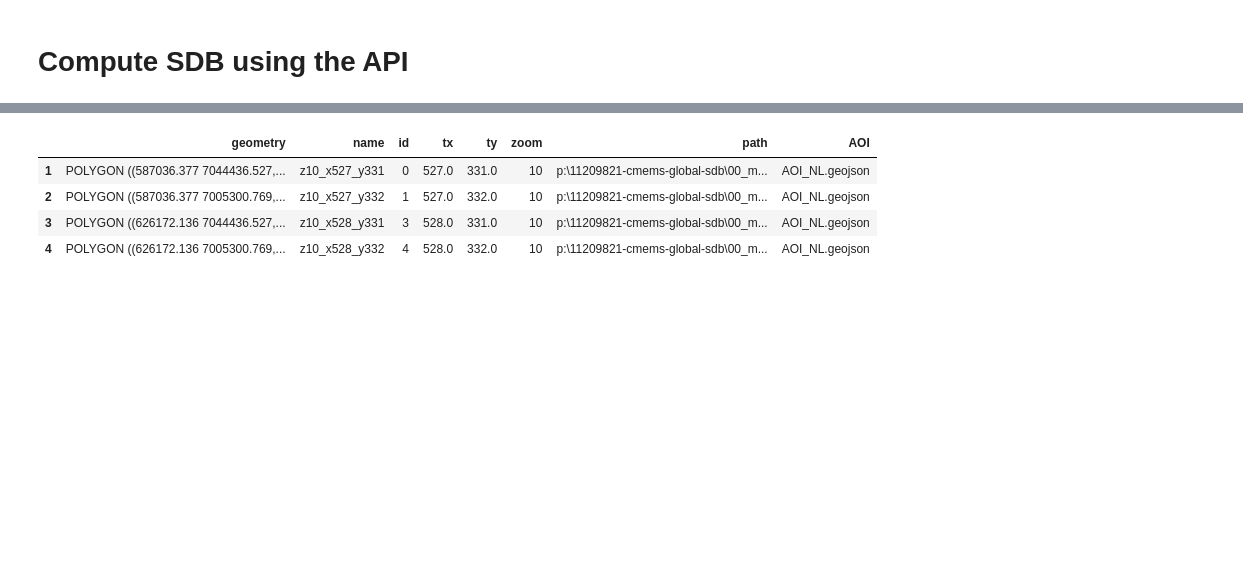
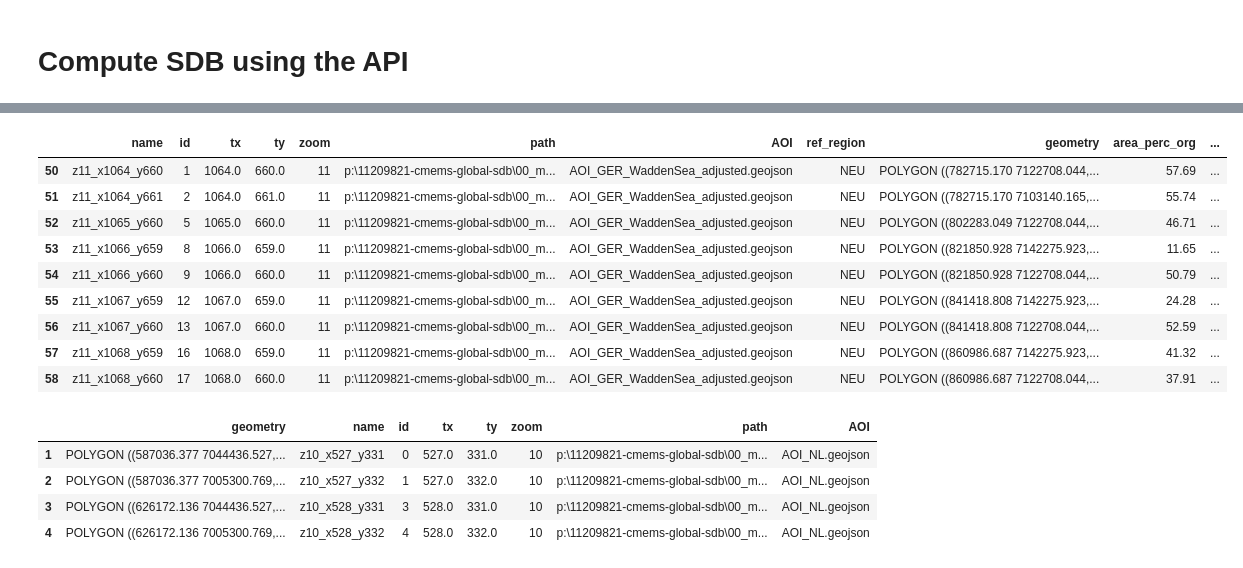
Before and after one commit to openearth/eo-bathymetry, a Jupyter notebook: notebooks/cmems-bathymetry/download_proxies_new.ipynb, the cells around one changed output, grey strips where cells are left out. Cells and saved outputs as stored; diff of their text form; code cells hidden in the pictures; blank space fills up the shorter version.

```diff
--- a/notebooks/cmems-bathymetry/download_proxies_new.ipynb
+++ b/notebooks/cmems-bathymetry/download_proxies_new.ipynb
@@ -1023,3 +1059,16 @@ else: # no csv, run over tiles by means of looping over names
+# %%
+df_boxrun
+# %% [output]
+|  | name | id | tx | ty | zoom | path | AOI | ref_region | geometry | area_perc_org | ... |
+| 50 | z11_x1064_y660 | 1 | 1064.0 | 660.0 | 11 | p:\11209821-cmems-global-sdb\00_m... | AOI_GER_WaddenSea_adjusted.geojson | NEU | POLYGON ((782715.170 7122708.044,... | 57.69 | ... |
+| 51 | z11_x1064_y661 | 2 | 1064.0 | 661.0 | 11 | p:\11209821-cmems-global-sdb\00_m... | AOI_GER_WaddenSea_adjusted.geojson | NEU | POLYGON ((782715.170 7103140.165,... | 55.74 | ... |
+| 52 | z11_x1065_y660 | 5 | 1065.0 | 660.0 | 11 | p:\11209821-cmems-global-sdb\00_m... | AOI_GER_WaddenSea_adjusted.geojson | NEU | POLYGON ((802283.049 7122708.044,... | 46.71 | ... |
+| 53 | z11_x1066_y659 | 8 | 1066.0 | 659.0 | 11 | p:\11209821-cmems-global-sdb\00_m... | AOI_GER_WaddenSea_adjusted.geojson | NEU | POLYGON ((821850.928 7142275.923,... | 11.65 | ... |
+| 54 | z11_x1066_y660 | 9 | 1066.0 | 660.0 | 11 | p:\11209821-cmems-global-sdb\00_m... | AOI_GER_WaddenSea_adjusted.geojson | NEU | POLYGON ((821850.928 7122708.044,... | 50.79 | ... |
+| 55 | z11_x1067_y659 | 12 | 1067.0 | 659.0 | 11 | p:\11209821-cmems-global-sdb\00_m... | AOI_GER_WaddenSea_adjusted.geojson | NEU | POLYGON ((841418.808 7142275.923,... | 24.28 | ... |
+| 56 | z11_x1067_y660 | 13 | 1067.0 | 660.0 | 11 | p:\11209821-cmems-global-sdb\00_m... | AOI_GER_WaddenSea_adjusted.geojson | NEU | POLYGON ((841418.808 7122708.044,... | 52.59 | ... |
+| 57 | z11_x1068_y659 | 16 | 1068.0 | 659.0 | 11 | p:\11209821-cmems-global-sdb\00_m... | AOI_GER_WaddenSea_adjusted.geojson | NEU | POLYGON ((860986.687 7142275.923,... | 41.32 | ... |
+| 58 | z11_x1068_y660 | 17 | 1068.0 | 660.0 | 11 | p:\11209821-cmems-global-sdb\00_m... | AOI_GER_WaddenSea_adjusted.geojson | NEU | POLYGON ((860986.687 7122708.044,... | 37.91 | ... |
 # %%
 df_boxrun
 # %% [output]
```
Also changed, not shown: parts of 9 cells of this notebook, 1 other file.
